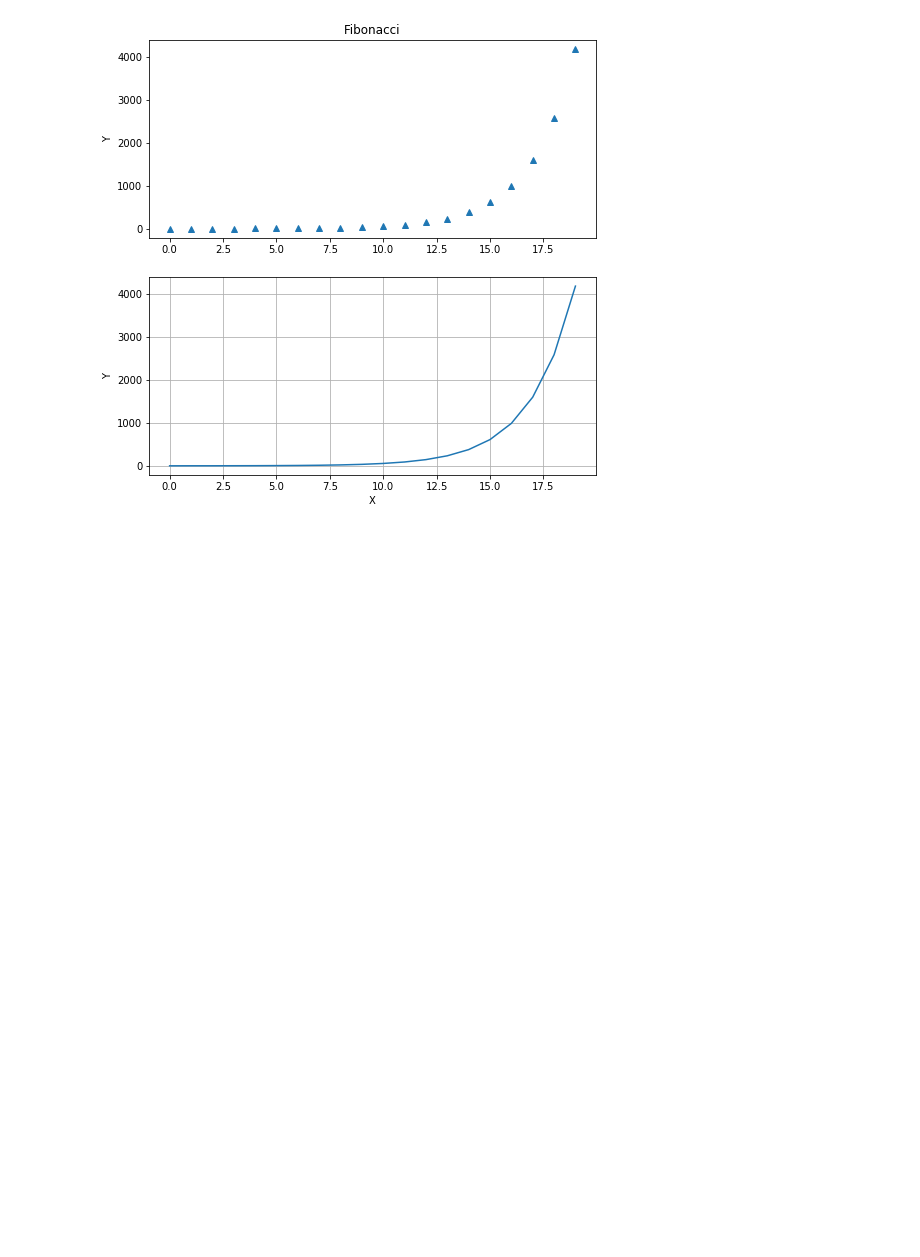
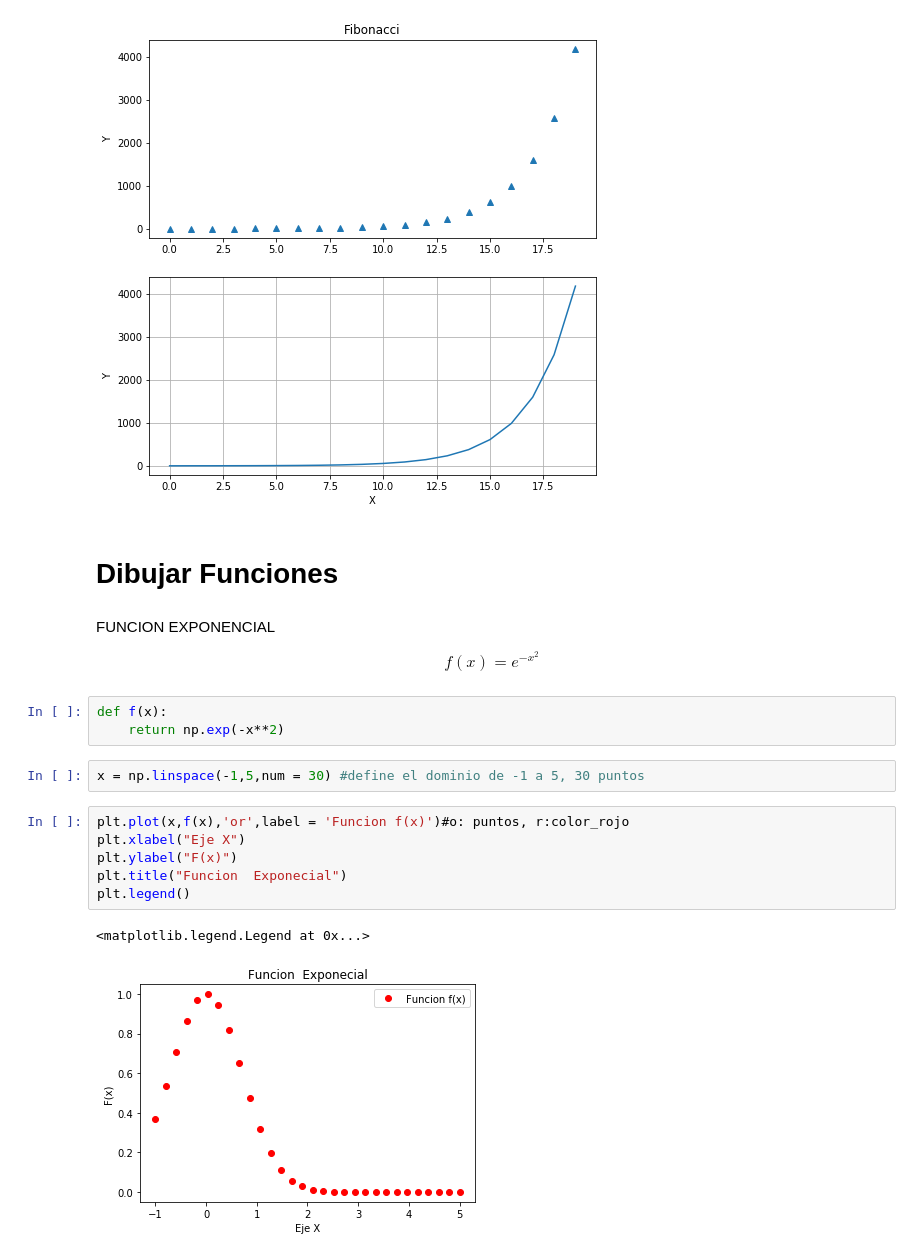
Before and after one commit to NoeMelo/DataMiningModels, a Jupyter notebook: Graficos/Graficos_Matplotlib.ipynb, the cells around one changed output. Drawn from its saved outputs; the diff is of its cells as text; blank space fills up the shorter version.

```diff
--- a/Graficos/Graficos_Matplotlib.ipynb
+++ b/Graficos/Graficos_Matplotlib.ipynb
@@ -68,3 +69,23 @@ plt.grid(True)#cuadriculado
 plt.show()
 # %% [output]
 [figure]
+# %% [markdown]
+# Dibujar Funciones
+# %% [markdown]
+FUNCION EXPONENCIAL
+
+$$f(x)= e^{-x^2}$$
+# %%
+def f(x):
+    return np.exp(-x**2)
+# %%
+x = np.linspace(-1,5,num = 30) #define el dominio de -1 a 5, 30 puntos
+# %%
+plt.plot(x,f(x),'or',label = 'Funcion f(x)')#o: puntos, r:color_rojo
+plt.xlabel("Eje X")
+plt.ylabel("F(x)")
+plt.title("Funcion  Exponecial")
+plt.legend()
+# %% [output]
+<matplotlib.legend.Legend at 0x...>
+[figure, added]
```
Also changed, not shown: parts of 19 cells of this notebook, 2 other files.
